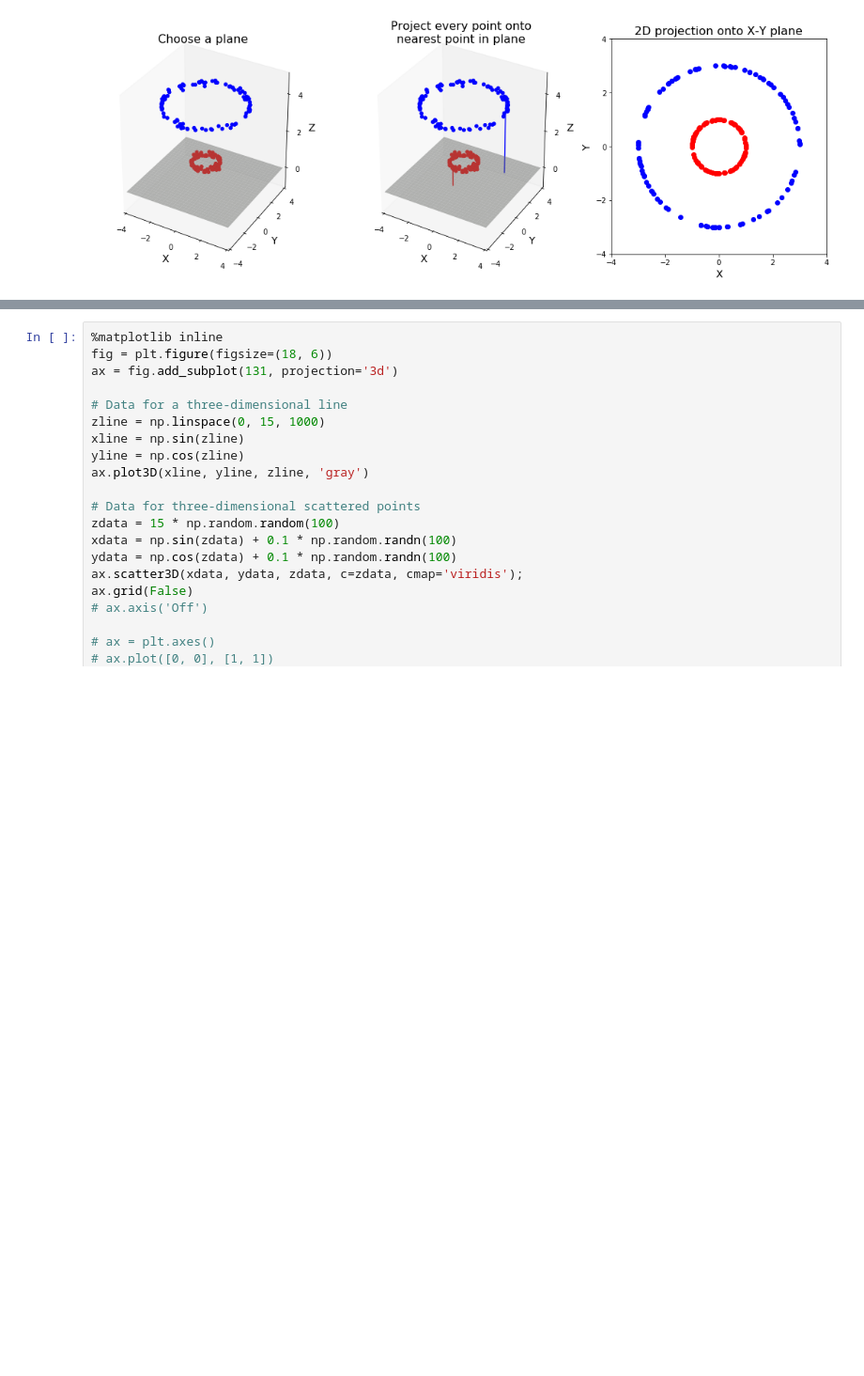
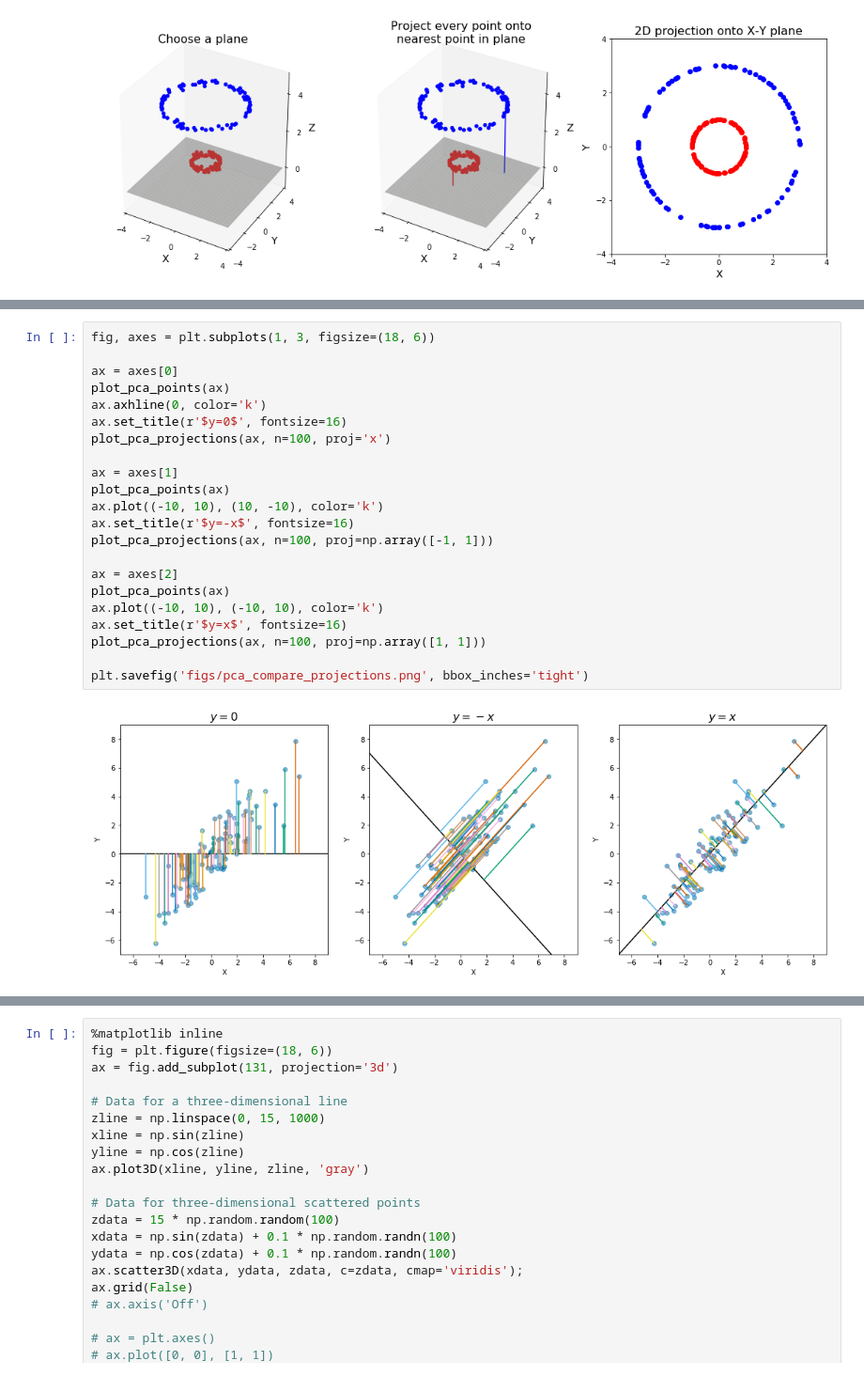
Before and after one commit to msto/bme780-final-tutorial, a Jupyter notebook: dimensionality reduction tutorial appendix.ipynb, the cells around one changed output, grey strips where cells are left out. Shown at 94% size. Cells and saved outputs as stored; diff of their text form; blank space fills up the shorter version.

```diff
--- a/dimensionality reduction tutorial appendix.ipynb
+++ b/dimensionality reduction tutorial appendix.ipynb
@@ -153,0 +258,24 @@ TODO: intuition for nonlinear algorithms as learning a manifold - "uncurling a s
+# %%
+fig, axes = plt.subplots(1, 3, figsize=(18, 6))
+
+ax = axes[0]
+plot_pca_points(ax)
+ax.axhline(0, color='k')
+ax.set_title(r'$y=0$', fontsize=16)
+plot_pca_projections(ax, n=100, proj='x')
+
+ax = axes[1]
+plot_pca_points(ax)
+ax.plot((-10, 10), (10, -10), color='k')
+ax.set_title(r'$y=-x$', fontsize=16)
+plot_pca_projections(ax, n=100, proj=np.array([-1, 1]))
+
+ax = axes[2]
+plot_pca_points(ax)
+ax.plot((-10, 10), (-10, 10), color='k')
+ax.set_title(r'$y=x$', fontsize=16)
+plot_pca_projections(ax, n=100, proj=np.array([1, 1]))
+
+plt.savefig('figs/pca_compare_projections.png', bbox_inches='tight')
+# %% [output]
+[figure, added]
```
Also changed, not shown: parts of 13 cells of this notebook, 4 other files.
